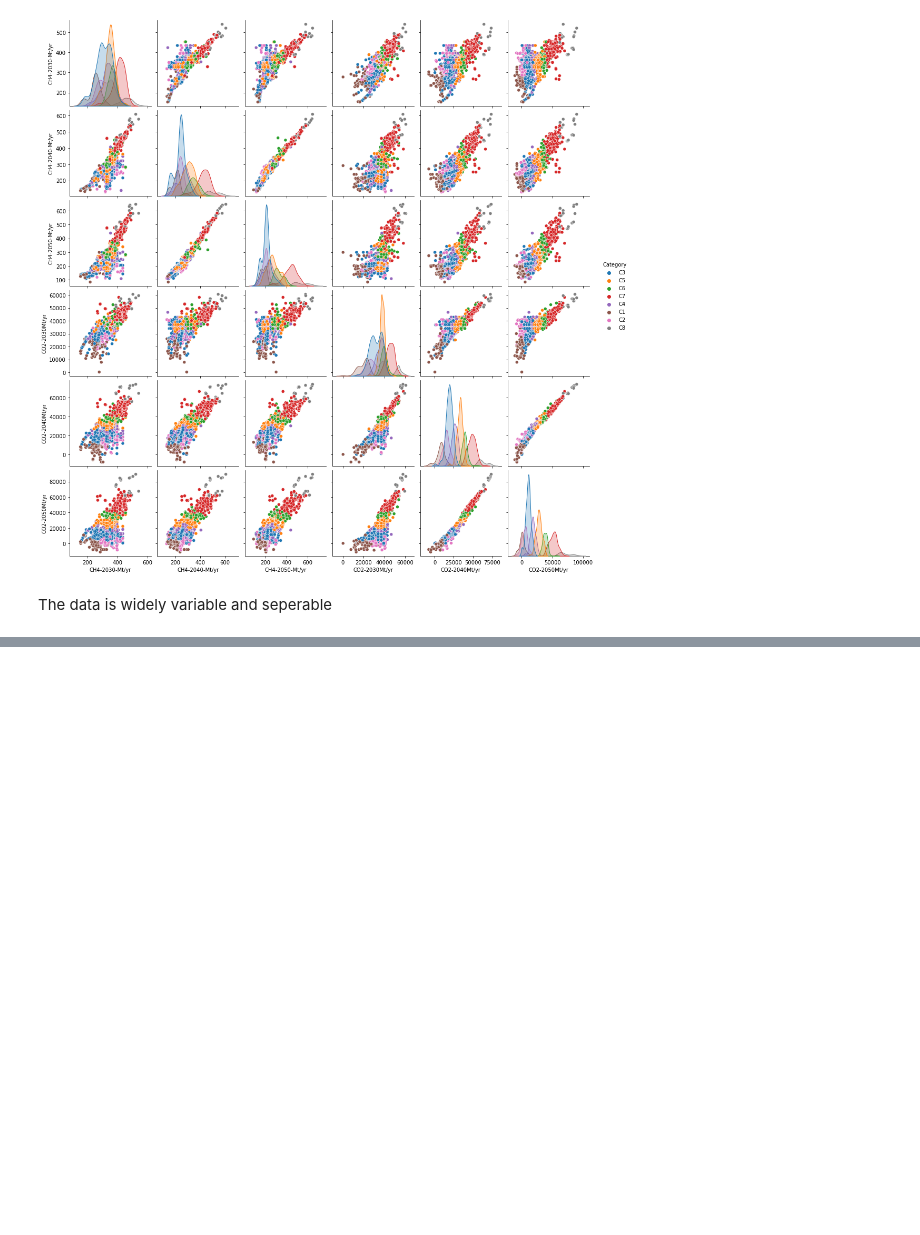
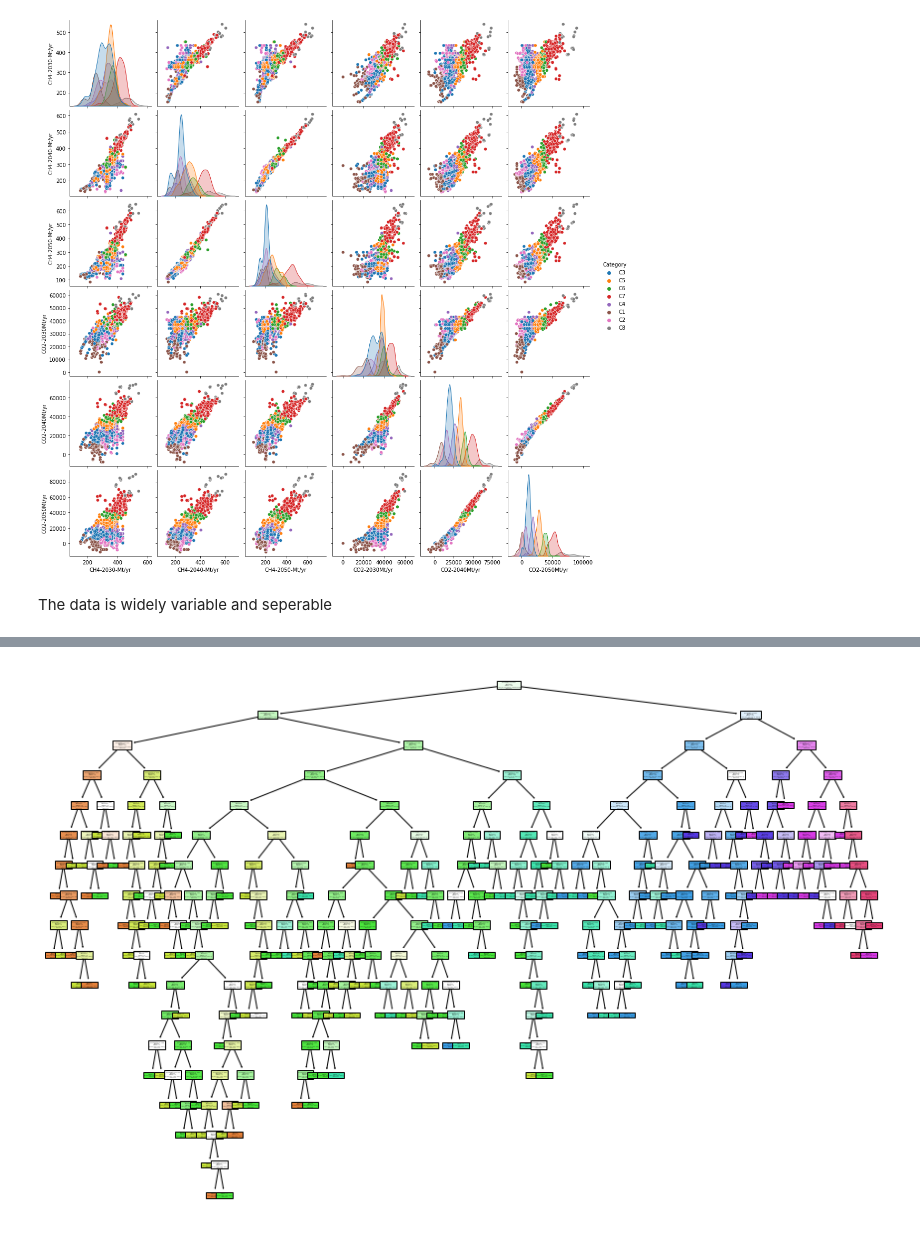
Before and after one commit to muadelm/IPCC_Scenarios, a Jupyter notebook: Classification_of_scenarioes_June2023/Classification_of_scenarioes.ipynb, the cells around one changed output, grey strips where cells are left out. Saved outputs shown, nothing was run; the diff lists cells and outputs as text; code cells hidden in the pictures; blank space fills up the shorter version.

```diff
--- a/Classification_of_scenarioes_June2023/Classification_of_scenarioes.ipynb
+++ b/Classification_of_scenarioes_June2023/Classification_of_scenarioes.ipynb
@@ -336,0 +406,12 @@ weighted avg       0.80      0.80      0.80       237
+# %%
+from sklearn import tree
+
+# Plot the decision tree
+plt.figure(figsize=(15,10))
+tree.plot_tree(clf,
+               feature_names=('CH4-2030-Mt/yr', 'CH4-2040-Mt/yr','CH4-2050-Mt/yr', 'CO2-2030Mt/yr', 'CO2-2040Mt/yr', 'CO2-2050Mt/yr'),
+               class_names=df_final.Category,
+               filled=True)
+plt.show()
+# %% [output]
+[figure, added]
```
Also changed, not shown: parts of 7 cells of this notebook.
